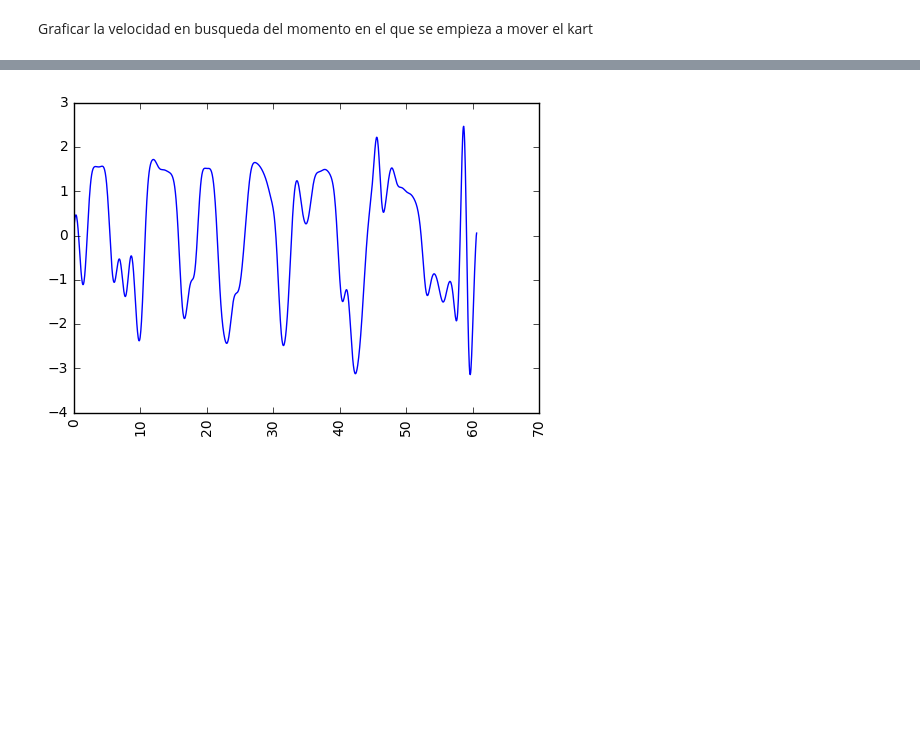
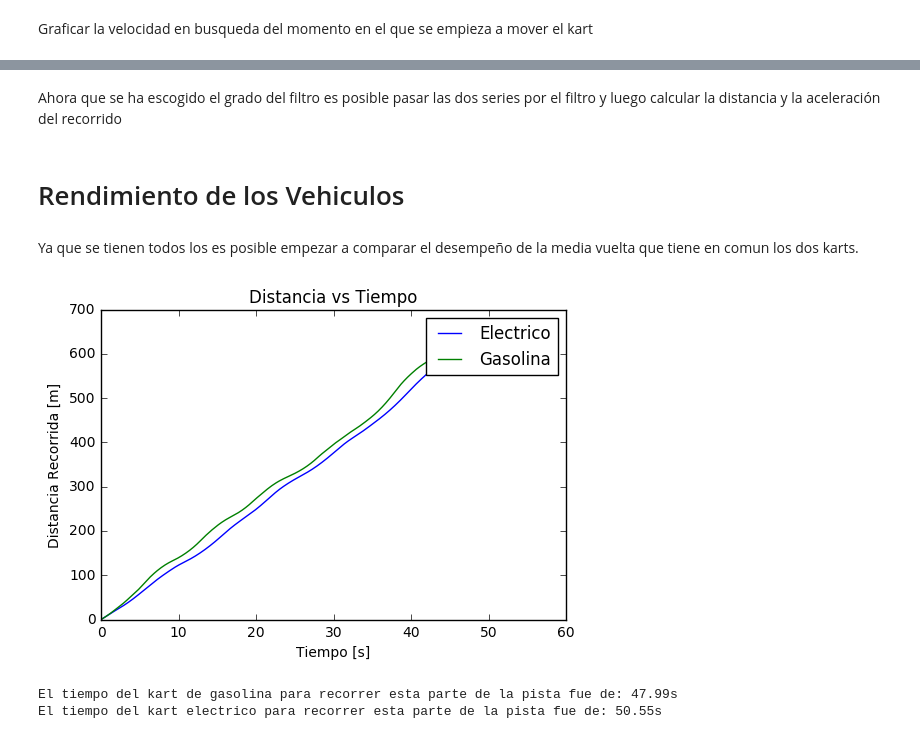
Before and after one commit to jrod781/Herramientas-Computacionales-IMEC3602, a Jupyter notebook: 04_taller03/taller3.ipynb, the cells around one changed output, grey strips where cells are left out. Drawn from its saved outputs; the diff is of its cells as text; code cells hidden in the pictures; blank space fills up the shorter version.

```diff
--- a/04_taller03/taller3.ipynb
+++ b/04_taller03/taller3.ipynb
@@ -140,7 +178,32 @@ len(datos.Tiempo)
-# %%
-plt.plot(datos.Tiempo,aceleracion)
-
-plt.xticks(rotation=90)
-plt.show()
-# %% [output]
-[figure, removed]
+# %% [markdown]
+Ahora que se ha escogido el grado del filtro es posible pasar las dos series por el filtro y luego calcular la distancia y la aceleración del recorrido
+# %% [markdown]
+# Rendimiento de los Vehiculos
+# %%
+vf=vfiltros[2]
+ele.Velocidad=vf
+gas.Velocidad=ndimage.gaussian_filter1d(gas.Velocidad,sigma=10,order=0)
+
+
+ele['Aceleracion']=np.gradient(vf)/0.05
+gas['Aceleracion']=np.gradient(gas.Velocidad)/(gas.Tiempo[1]-gas.Tiempo[0])
+
+ele['Distancia']=scipy.integrate.cumtrapz(ele.Velocidad,ele.Tiempo,initial=0)
+gas['Distancia']=scipy.integrate.cumtrapz(gas.Velocidad,gas.Tiempo,initial=0)
+# %% [markdown]
+Ya que se tienen todos los es posible empezar a comparar el desempeño de la media vuelta que tiene en comun los dos karts.
+# %%
+plt.plot(ele.Tiempo,ele.Distancia,label='Electrico')
+plt.plot(gas.Tiempo,gas.Distancia,label='Gasolina')
+plt.legend()
+plt.title('Distancia vs Tiempo')
+plt.xlabel('Tiempo [s]')
+plt.ylabel('Distancia Recorrida [m]')
+plt.show()
+print('El tiempo del kart de gasolina para recorrer esta parte de la pista fue de: %.2fs'%gas.Tiempo[len(gas)-1])
+print('El tiempo del kart electrico para recorrer esta parte de la pista fue de: %.2fs'%ele.Tiempo[len(ele)-1])
+print()
+# %% [output]
+[figure, added]
+El tiempo del kart de gasolina para recorrer esta parte de la pista fue de: 47.99s
+El tiempo del kart electrico para recorrer esta parte de la pista fue de: 50.55s
```
Also changed, not shown: parts of 26 cells of this notebook, 10 other files.
